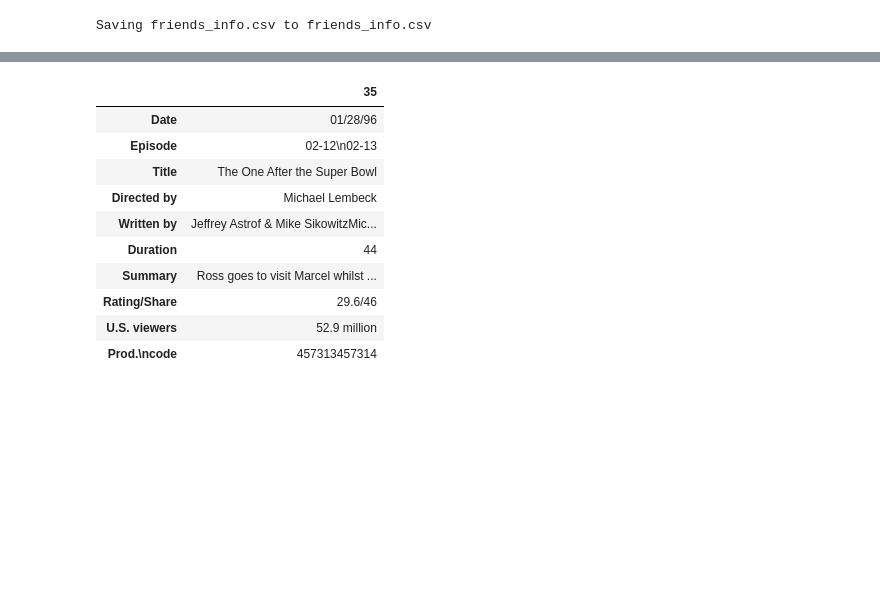
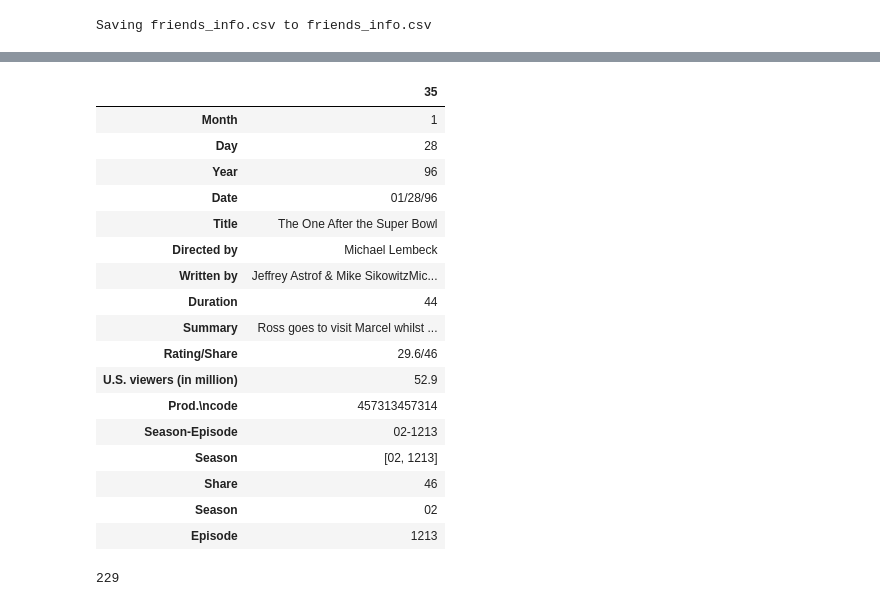
Before and after one commit to goodofd3ath2/AspNetCore.Docs, a Jupyter notebook: Cópia_de_Untitled0.ipynb, the cells around one changed output, grey strips where cells are left out. Drawn from its saved outputs; the diff is of its cells as text; code cells hidden in the pictures; blank space fills up the shorter version.

```diff
--- a/Cópia_de_Untitled0.ipynb
+++ b/Cópia_de_Untitled0.ipynb
@@ -43,15 +44,53 @@ display(df.sample(6))
+# %%
+# Clean Episodes column
+df['Season-Episode'] = df['Episode']
+cleaned_column = []
+for i, val in enumerate(df.Episode):
+    if '\n' in val:
+        val1, val2 = val.split('\n')
+        val = f"{val1}{val2.split('-')[1]}"
+    cleaned_column.append(val)
+df.Episode = cleaned_column
+
+# Separate Month, Day, and Year from Date column
+timedf = pd.DataFrame(
+    data=list(map(lambda x: list(map(int, x.split("/"))), df.Date)),
+    columns=["Month", "Day", "Year"]
+)
+# df.Date = pd.to_datetime(popdf.Date) # convert string to date format
+
+# Make new columns with season number and episode number
+df.Episode = df.Episode.replace({"Special": "10-100"}) # Some cleaning
+sedf = pd.DataFrame(list(map(lambda x: x.split("-"), df.Episode)), columns=["Season", "Episode"])
+df = df.drop('Episode', axis=1)
+df = pd.concat((timedf, df, sedf), axis=1)
+
+# Remove million from the count
+df["U.S. viewers"] = df["U.S. viewers"].apply(lambda x: float(x.replace(' million', '')))
+df = df.rename(columns={"U.S. viewers": "U.S. viewers (in million)"})
 # %%
-df[df['U.S. viewers'] == df['U.S. viewers'].max()].T
+df[df['U.S. viewers (in million)'] == df['U.S. viewers (in million)'].max()].T
 # %% [output]
 |  | 35 |
+| Month | 1 |
+| Day | 28 |
+| Year | 96 |
 | Date | 01/28/96 |
-| Episode | 02-12\n02-13 |
 | Title | The One After the Super Bowl |
 | Directed by | Michael Lembeck |
 | Written by | Jeffrey Astrof & Mike SikowitzMic... |
 | Duration | 44 |
 | Summary | Ross goes to visit Marcel whilst ... |
 | Rating/Share | 29.6/46 |
-| U.S. viewers | 52.9 million |
+| U.S. viewers (in million) | 52.9 |
 | Prod.\ncode | 457313457314 |
+| Season-Episode | 02-1213 |
+| Season | [02, 1213] |
+| Share | 46 |
+| Season | 02 |
+| Episode | 1213 |
+# %%
+len(df.index) #mostra quantas linhas tem
+# %% [output]
+229
 # %%
```
Also changed, not shown: parts of 8 cells of this notebook.
